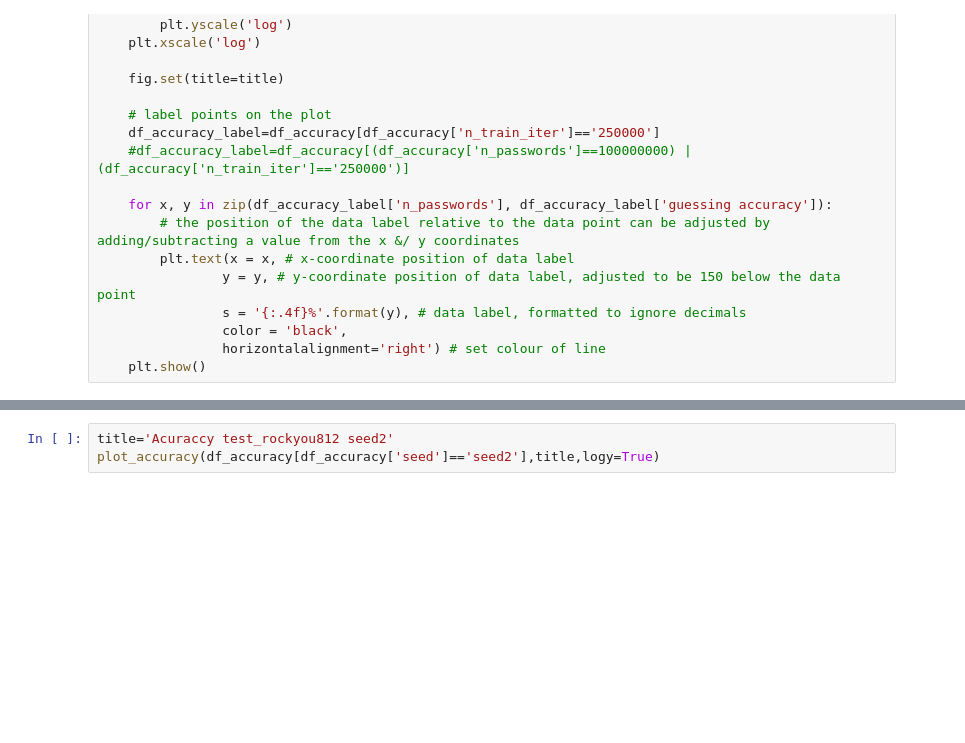
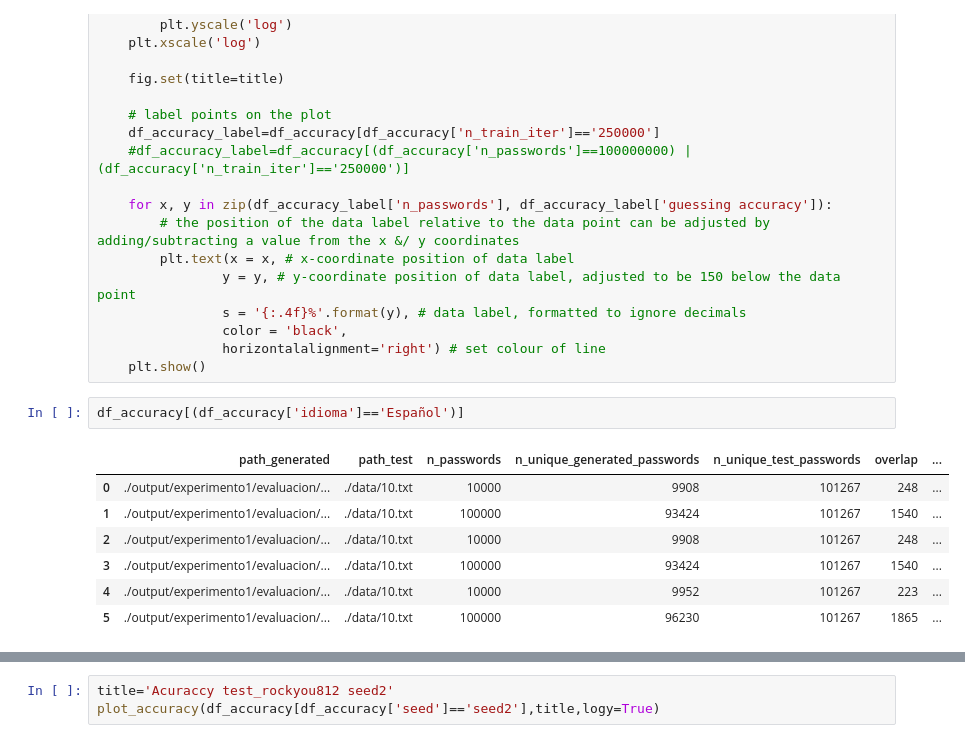
Before and after one commit to Alexrgg/spanish-words-generator, a Jupyter notebook: read_logs.ipynb, the cells around one changed output, grey strips where cells are left out. Drawn from its saved outputs; the diff is of its cells as text; blank space fills up the shorter version.

```diff
--- a/read_logs.ipynb
+++ b/read_logs.ipynb
@@ -246,3 +264,13 @@ def plot_accuracy(df_accuracy,title,logy=False):
                 color = 'black',
                 horizontalalignment='right') # set colour of line
     plt.show()
+# %%
+df_accuracy[(df_accuracy['idioma']=='Español')]
+# %% [output]
+|  | path_generated | path_test | n_passwords | n_unique_generated_passwords | n_unique_test_passwords | overlap | ... |
+| 0 | ./output/experimento1/evaluacion/... | ./data/10.txt | 10000 | 9908 | 101267 | 248 | ... |
+| 1 | ./output/experimento1/evaluacion/... | ./data/10.txt | 100000 | 93424 | 101267 | 1540 | ... |
+| 2 | ./output/experimento1/evaluacion/... | ./data/10.txt | 10000 | 9908 | 101267 | 248 | ... |
+| 3 | ./output/experimento1/evaluacion/... | ./data/10.txt | 100000 | 93424 | 101267 | 1540 | ... |
+| 4 | ./output/experimento1/evaluacion/... | ./data/10.txt | 10000 | 9952 | 101267 | 223 | ... |
+| 5 | ./output/experimento1/evaluacion/... | ./data/10.txt | 100000 | 96230 | 101267 | 1865 | ... |
```
Also changed, not shown: parts of 7 cells of this notebook, 43 other files.
